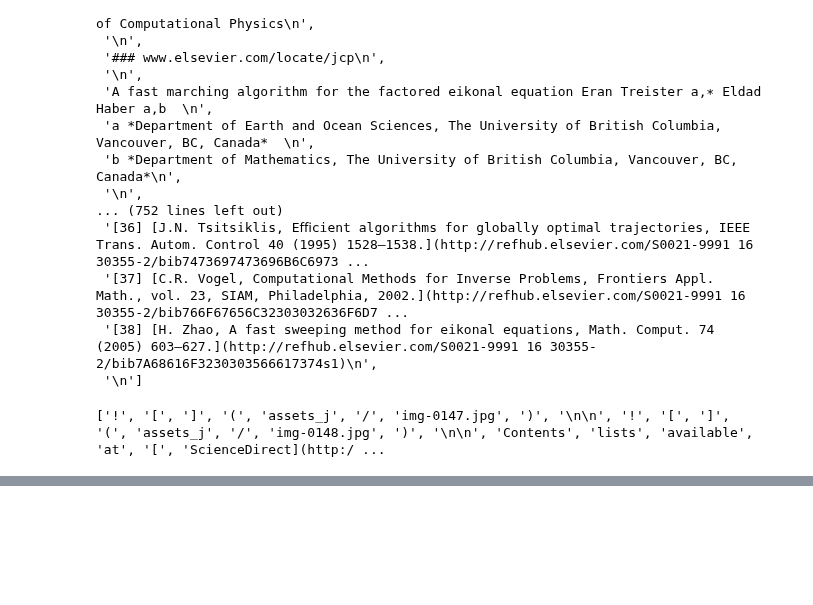
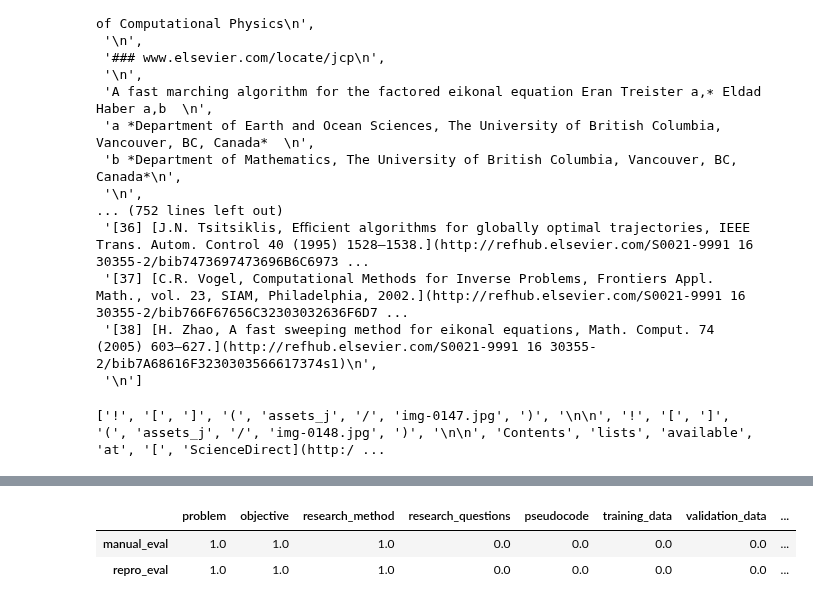
Before and after one commit to Machine-Learning-Pipelines/reproscreener, a Jupyter notebook: find.ipynb, the cells around one changed output, grey strips where cells are left out. Drawn from its saved outputs; the diff is of its cells as text; code cells hidden in the pictures; blank space fills up the shorter version.

```diff
--- a/find.ipynb
+++ b/find.ipynb
@@ -78,5 +80,7 @@ The DOI is 10.1016/j.jcp.2016.08.012
 # %%
 paras = [t.getText(separator=' ', strip=True) for t in soup.find_all('p')]
+# %%
+emails = [t.getText(separator=' ', strip=True) for t in soup.find_all('email')]
 # %%
 paras
 # %% [output]
@@ -101,7 +105,7 @@ paras
 l = []
 count = 0
 for i in range(len(paras)):
-    find = search(paras[i], 'fast', 1)
+    find = search(paras[i], 'Problem', 1)
     if (find!="Not found"):
         l.append(find)
         count+=1
@@ -111,0 +286,6 @@ l
+# %%
+pd.DataFrame([manual_eval.iloc[0][2:].values, repro_eval.iloc[0][2:].values], columns=gunderson_vars[1:], index=['manual_eval','repro_eval'])
+# %% [output]
+|  | problem | objective | research_method | research_questions | pseudocode | training_data | validation_data | ... |
+| manual_eval | 1.0 | 1.0 | 1.0 | 0.0 | 0.0 | 0.0 | 0.0 | ... |
+| repro_eval | 1.0 | 1.0 | 1.0 | 0.0 | 0.0 | 0.0 | 0.0 | ... |
```
Also changed, not shown: parts of 30 cells of this notebook, 13 other files.
